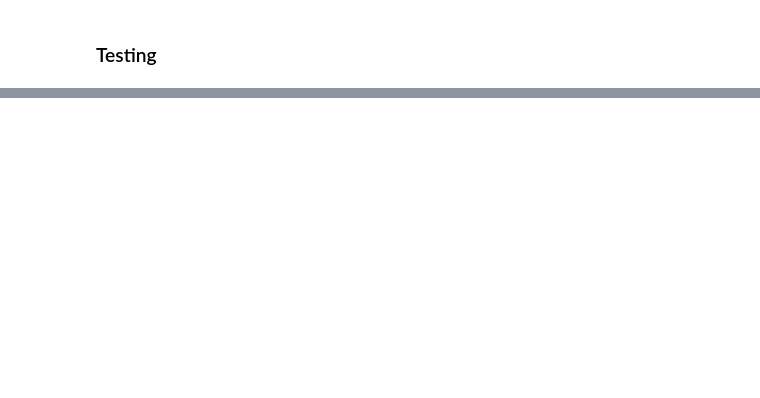
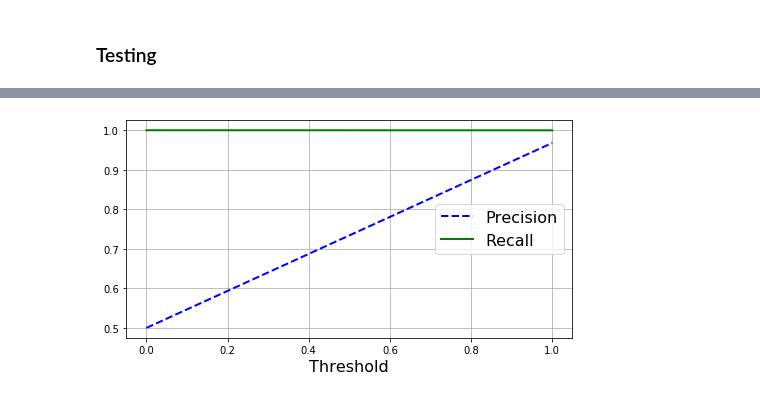
Before and after one commit to haalcala/NYP-SDAI, a Jupyter notebook: ITI105/project/Fraud_detection_harold_knn.ipynb, the cells around one changed output, grey strips where cells are left out. Saved outputs shown, nothing was run; the diff lists cells and outputs as text; code cells hidden in the pictures; blank space fills up the shorter version.

```diff
--- a/ITI105/project/Fraud_detection_harold_knn.ipynb
+++ b/ITI105/project/Fraud_detection_harold_knn.ipynb
@@ -116,6 +214,15 @@ Training ... done. 40.813845 seconds
 # %% [markdown]
 ### Testing
 # %%
+from sklearn.metrics import accuracy_score
+from sklearn.model_selection import cross_val_score
+from sklearn.model_selection import cross_val_predict
+from sklearn.metrics import confusion_matrix
+from sklearn.metrics import recall_score, precision_score, f1_score
+from sklearn.metrics import classification_report
+from sklearn.metrics import precision_recall_curve
+import matplotlib.pyplot as plt
+
 # Get the first fraud row that we will use for testing (this is not recommended!)
 XTest_fraud = df.loc[df.fraud==1].drop(target_column, axis=1).iloc[0].values
 
@@ -137,24 +244,72 @@ tests_count_done = 0
 tests_passed = 0
 tests_failed = 0
 
+def plot_precision_recall_vs_threshold(precisions, recalls, thresholds):
+    plt.plot(thresholds, precisions[:-1], "b--", label="Precision", linewidth=2)
+    plt.plot(thresholds, recalls[:-1], "g-", label="Recall", linewidth=2)
+    plt.legend(loc="center right", fontsize=16)
+    plt.xlabel("Threshold", fontsize=16)
+    plt.grid(True)
+
 def test_fn():
-    global tests_count_done, tests_passed, tests_failed
+#     global tests_count_done, tests_passed, tests_failed
 
-    tests_count_done = tests_count_done+1
-    if classifier.predict(XTest_fraud.reshape(1,-1))[0] == 1:
-        tests_passed = tests_passed+1
-        print("Tested fraud entry to be fraud")
-    else:
-        tests_failed = tests_failed+1
-        print("Failed testing fraud to be fraud")
+    def manual_test_fn():
+        global tests_count_done, tests_passed, tests_failed
 
-    tests_count_done = tests_count_done+1
-    if classifier.predict(XTest_not_fraud.reshape(1,-1))[0] == 0:
-        tests_passed = tests_passed+1
-        print("Tested not fraud entry to be not fraud")
-    else:
-        tests_failed = tests_failed+1
-        print("Failed testing not fraud to be not fraud")
+        tests_count_done = tests_count_done+1
+        if classifier.predict(XTest_fraud.reshape(1,-1))[0] == 1:
+            tests_passed = tests_passed+1
+            print("Testing fraud entry to be fraud ... passed")
+        else:
+            tests_failed = tests_failed+1
+            print("Testing fraud entry to be fraud ... failed")
+
+        tests_count_done = tests_count_done+1
+        if classifier.predict(XTest_not_fraud.reshape(1,-1))[0] == 0:
+            tests_passed = tests_passed+1
+            print("Testing not fraud entry to be not fraud ... passed")
+        else:
+            tests_failed = tests_failed+1
+            print("Testing not fraud entry to be not fraud ... failed")
+
+    ds_util.activity_wrapper("Doing some manual testing", manual_test_fn)
+
+    def ds_test():
+        global y_scores
+
+        y_pred = classifier.predict(X_test)
+
+        print("accuracy_score:", accuracy_score(y_test, y_pred))
+
+        print("cross_val_score:", cross_val_score(classifier, X_train, y_train, cv=3, scoring="accuracy"))
+
+        y_train_pred = cross_val_predict(classifier, X_train, y_train, cv=3)
+
+        print("confusion_matrix", confusion_matrix(y_train, y_train_pred))
+
+    #     y_train_perfect_predictions = y_train
+
+    #     print("confusion_matrix", confusion_matrix(y_train, y_train_perfect_predictions))
+
+        print("recall_score:", recall_score(y_train, y_train_pred, pos_label=0))
+        print("precision_score:", precision_score(y_train, y_train_pred, pos_label=0))
+        print("f1_score:",f1_score(y_train, y_train_pred, pos_label=0))
+
+        print("classification_report:", classification_report(y_train, y_train_pred))
+
+        y_scores = y_train_pred
+
+        print(y_scores)
+
+    ds_util.activity_wrapper("Doing some testing (the datascience way)", ds_test)
+
+    precisions, recalls, thresholds = precision_recall_curve(y_train, y_scores)
+
+    plt.figure(figsize=(8, 4))
+    plot_precision_recall_vs_threshold(precisions, recalls, thresholds)
+
+    plt.show()
 
 ds_util.activity_wrapper("Testing", test_fn)
 
@@ -170,0 +337 @@ All done.
+[figure, added]
```
Also changed, not shown: parts of 8 cells of this notebook, 1 other file.
